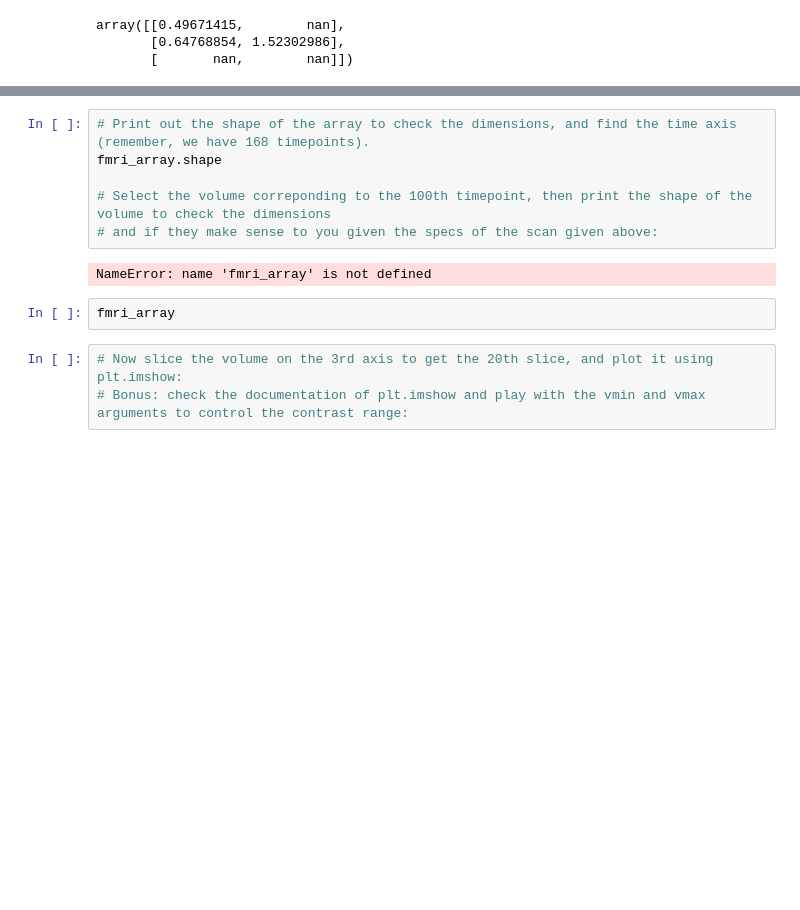
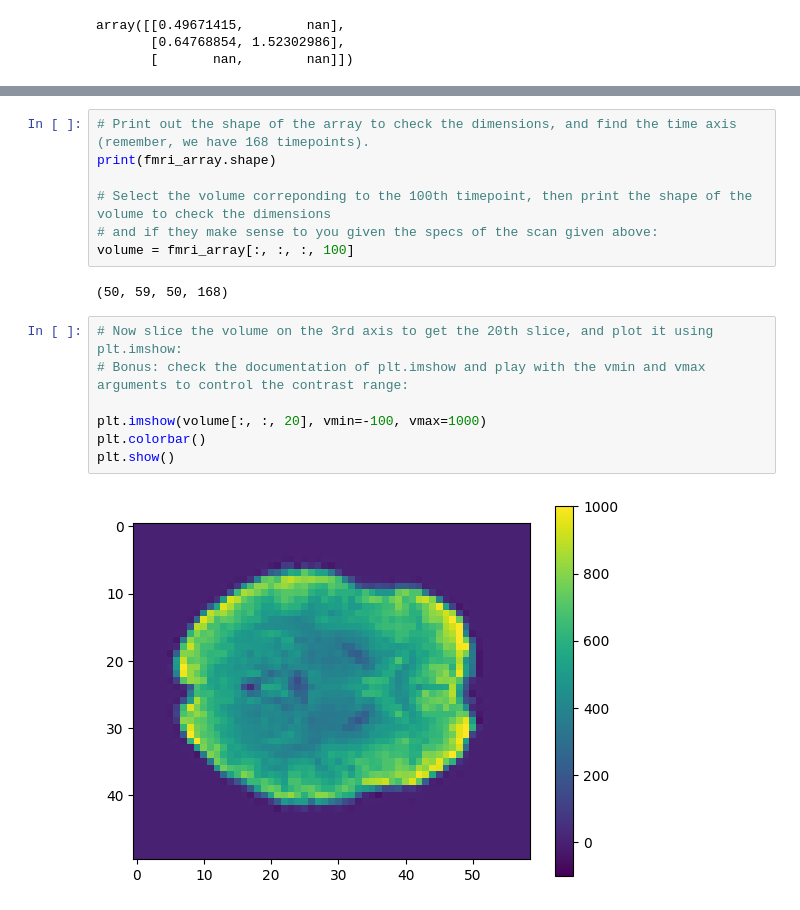
Before and after one commit to vigji/python-cimec-2025, a Jupyter notebook: practicals/Practicals_1.0.ipynb, the cells around one changed output, grey strips where cells are left out. Saved outputs shown, nothing was run; the diff lists cells and outputs as text; blank space fills up the shorter version.

```diff
--- a/practicals/Practicals_1.0.ipynb
+++ b/practicals/Practicals_1.0.ipynb
@@ -173,16 +247,21 @@ fmri_array = image.get_data(fmri_img)
 # %%
 # Print out the shape of the array to check the dimensions, and find the time axis (remember, we have 168 timepoints).
-fmri_array.shape
+print(fmri_array.shape)
 
 # Select the volume correponding to the 100th timepoint, then print the shape of the volume to check the dimensions
 # and if they make sense to you given the specs of the scan given above:
+volume = fmri_array[:, :, :, 100]
 # %% [output]
-NameError: name 'fmri_array' is not defined
+(50, 59, 50, 168)
-# %%
-fmri_array
 # %%
 # Now slice the volume on the 3rd axis to get the 20th slice, and plot it using plt.imshow:
 # Bonus: check the documentation of plt.imshow and play with the vmin and vmax arguments to control the contrast range:
+
+plt.imshow(volume[:, :, 20], vmin=-100, vmax=1000)
+plt.colorbar()
+plt.show()
+# %% [output]
+[figure, added]
 # %%
 # Lets say that you know that timepoints 30-40 and 99-114 are corrupted by high levels of motion,
 # so you want to remove them (an approach known as motion censoring).
```
Also changed, not shown: parts of 13 cells of this notebook, 1 other file.
